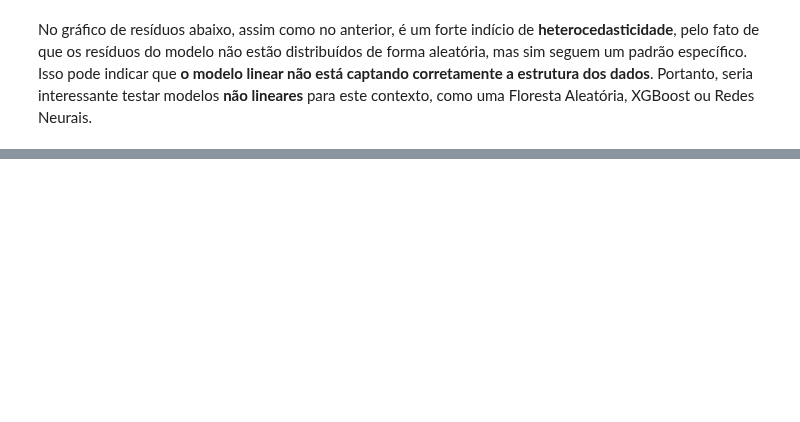
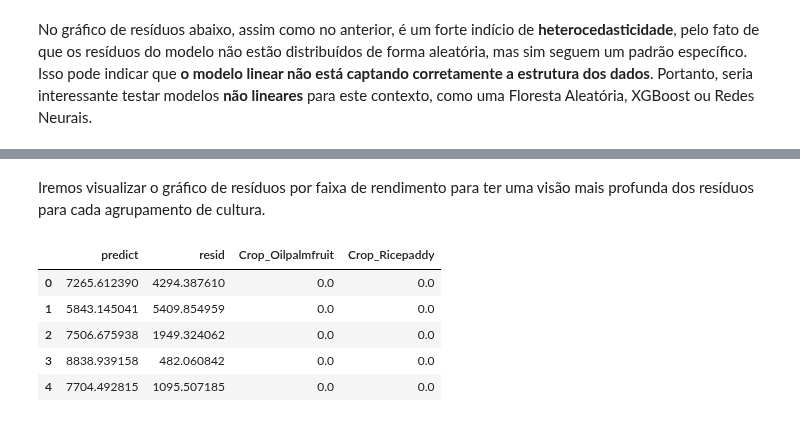
Before and after one commit to DiogoBotton/Machine_Learning_Training_Learn, a Jupyter notebook: Regressao_Linear/FIAP/Atividade_Fase5/01_exploratory_analysis.ipynb, the cells around one changed output, grey strips where cells are left out. Drawn from its saved outputs; the diff is of its cells as text; code cells hidden in the pictures; blank space fills up the shorter version.

```diff
--- a/Regressao_Linear/FIAP/Atividade_Fase5/01_exploratory_analysis.ipynb
+++ b/Regressao_Linear/FIAP/Atividade_Fase5/01_exploratory_analysis.ipynb
@@ -370,0 +372,17 @@ Text(0, 0.5, 'Resíduos')
+# %% [markdown]
+Iremos visualizar o gráfico de resíduos por faixa de rendimento para ter uma visão mais profunda dos resíduos para cada agrupamento de cultura.
+# %%
+df_resid = pd.DataFrame({
+    'predict': model_4_y_predicts,
+    'resid': model_4.resid,
+    'Crop_Oilpalmfruit': df_X_scaled['Crop_Oilpalmfruit'],
+    'Crop_Ricepaddy': df_X_scaled['Crop_Ricepaddy']
+})
+df_resid.head()
+# %% [output]
+|  | predict | resid | Crop_Oilpalmfruit | Crop_Ricepaddy |
+| 0 | 7265.612390 | 4294.387610 | 0.0 | 0.0 |
+| 1 | 5843.145041 | 5409.854959 | 0.0 | 0.0 |
+| 2 | 7506.675938 | 1949.324062 | 0.0 | 0.0 |
+| 3 | 8838.939158 | 482.060842 | 0.0 | 0.0 |
+| 4 | 7704.492815 | 1095.507185 | 0.0 | 0.0 |
```
Also changed, not shown: parts of 9 cells of this notebook, 1 other file.
